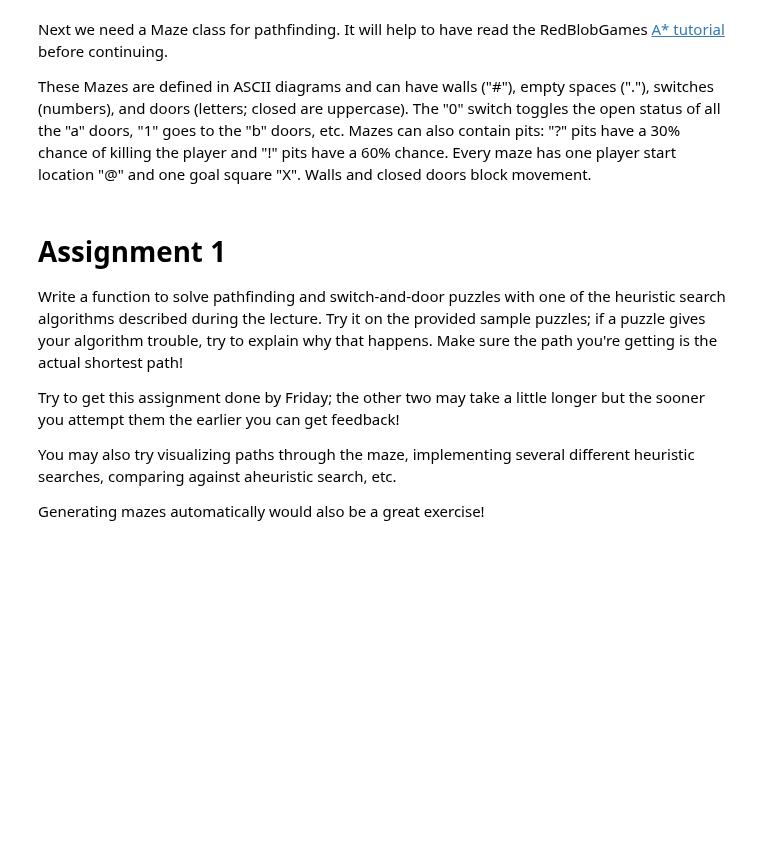
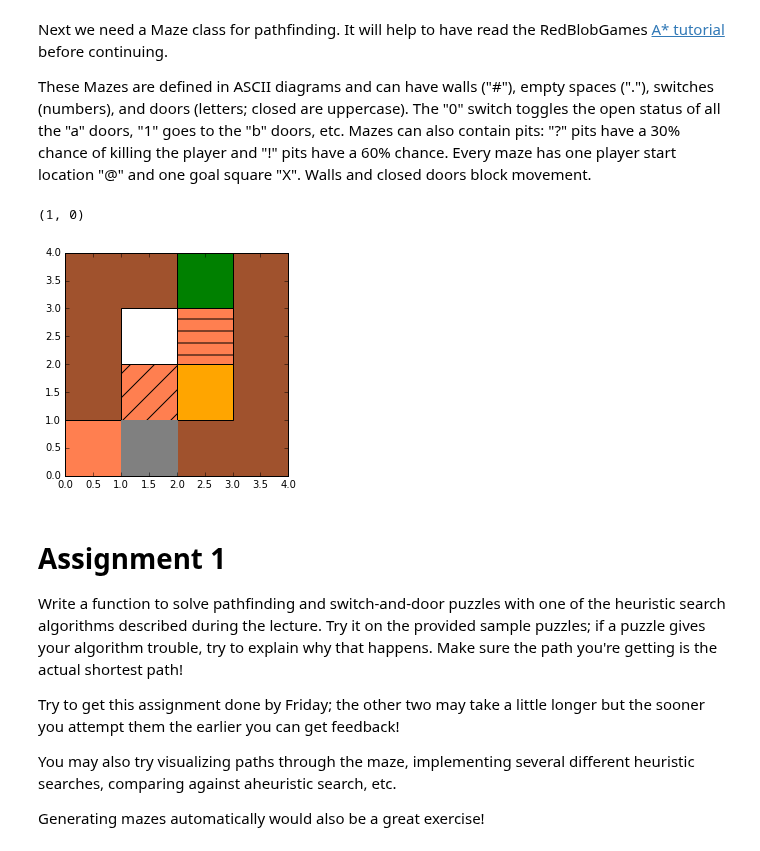
Before and after one commit to JoeOsborn/spcs-ai, a Jupyter notebook: projects/3-mazes/neil.ipynb, the cells around one changed output. Cells and saved outputs as stored; diff of their text form; code cells hidden in the pictures; blank space fills up the shorter version.

Commit message:
Move work to named file, readd original Maze Solvers file to prevent future merge issues

```diff
--- a/projects/3-mazes/neil.ipynb
+++ b/projects/3-mazes/neil.ipynb
@@ -84,7 +90,9 @@ class Maze:
         assert abs(dx)+abs(dy) == 1
         (x,y) = self.player_pos
         (newx,newy) = (x+dx,y+dy)
-        assert self.is_free(newx,newy)
+        #assert self.is_free(newx,newy)
+        if not self.is_free(newx, newy):
+            return False
         self.player_pos = (x+dx,y+dy)
         cell = self.grid[y+dy][x+dx]
         if cell == "?" and random.random() < 0.3:
@@ -100,6 +108,22 @@ class Maze:
         return [(dx,dy) for (dx,dy) in [(-1,0),(1,0),(0,-1),(0,1)] if self.is_free(x+dx,y+dy)] + (
             ["switch"] if can_switch else []
         )
+
+
+    def available_moves_from_point(self, point):
+        #if not self.player_alive:
+        #    return []
+        (x,y) = point
+        #can_switch = self.grid[y][x].isnumeric()
+        #return [(dx,dy) for (dx,dy) in [(-1,0),(1,0),(0,-1),(0,1)] if self.is_free(x+dx,y+dy)] #+ (
+        valid_set = [(-1,0),(1,0),(0,-1),(0,1)]
+        ret_val = []
+        for (dx,dy) in valid_set:
+            if self.is_free(x+dx, y+dy):
+                ret_val.append((dx,dy))
+        return ret_val
+        #    ["switch"] if can_switch else []
+        #)
 
     def is_at_exit(self):
         return self.player_alive and self.player_pos == self.exit_pos
@@ -119,36 +143,42 @@ class Maze:
                 is_door = cell.isalpha() and cell.lower() != "x"
                 is_pit = cell == "?" or cell == "!"
                 is_open = is_door and cell.islower()
                 is_switch = cell.isnumeric()
                 ax1.add_patch(
                     patches.Rectangle((x, y),
                                       1,1,
                                       fill=True,
                                       facecolor=Maze.Colors[cell.lower()],
                                       edgecolor="black",
                                       hatch="/" if is_switch else ("-" if (is_door and not is_open) else None),
                                       label=cell)
                 )
         ax1.add_patch(
             patches.Rectangle(self.player_pos,
                               1,1,
                               fill=True,
                               hatch="x" if not self.player_alive else None,
                               facecolor=Maze.Colors["@"] if self.player_alive else "black",
                               edgecolor=Maze.Colors["@"] if self.player_alive else "white")
         )
         plt.show(fig1)
 
 sample=Maze([
         "##X#",
         "#.A#",
         "#0?#",
         "a@##"
     ])
-sample.move_player(0,1)
-print(sample.available_moves())
-sample.move_player(1,0)
+
+print(sample.player_pos)
+#sample.move_player(0,1)
+#print(sample.available_moves())
+#sample.toggle()
+
 sample.draw()
+# %% [output]
+(1, 0)
+[figure, added]
 # %% [markdown]
 # Assignment 1
 
```
Also changed, not shown: parts of 5 cells of this notebook.
